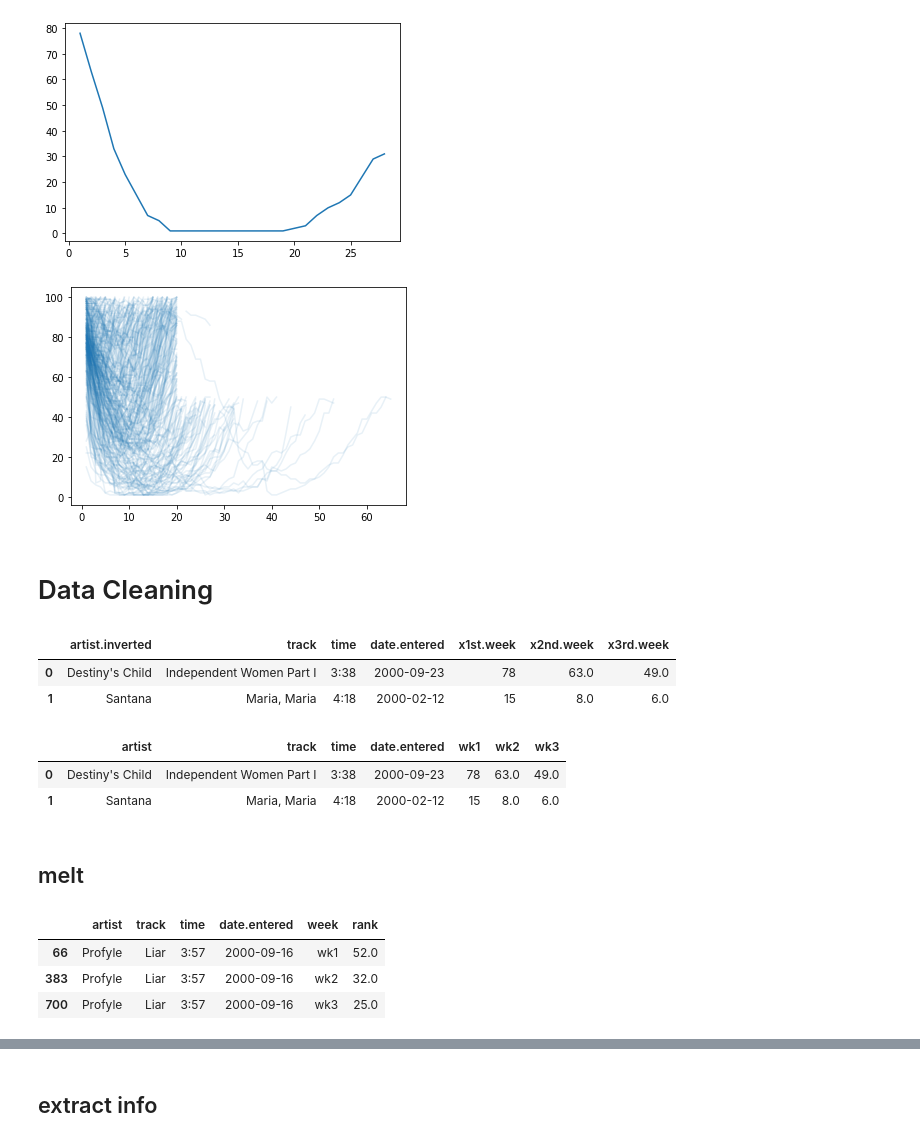
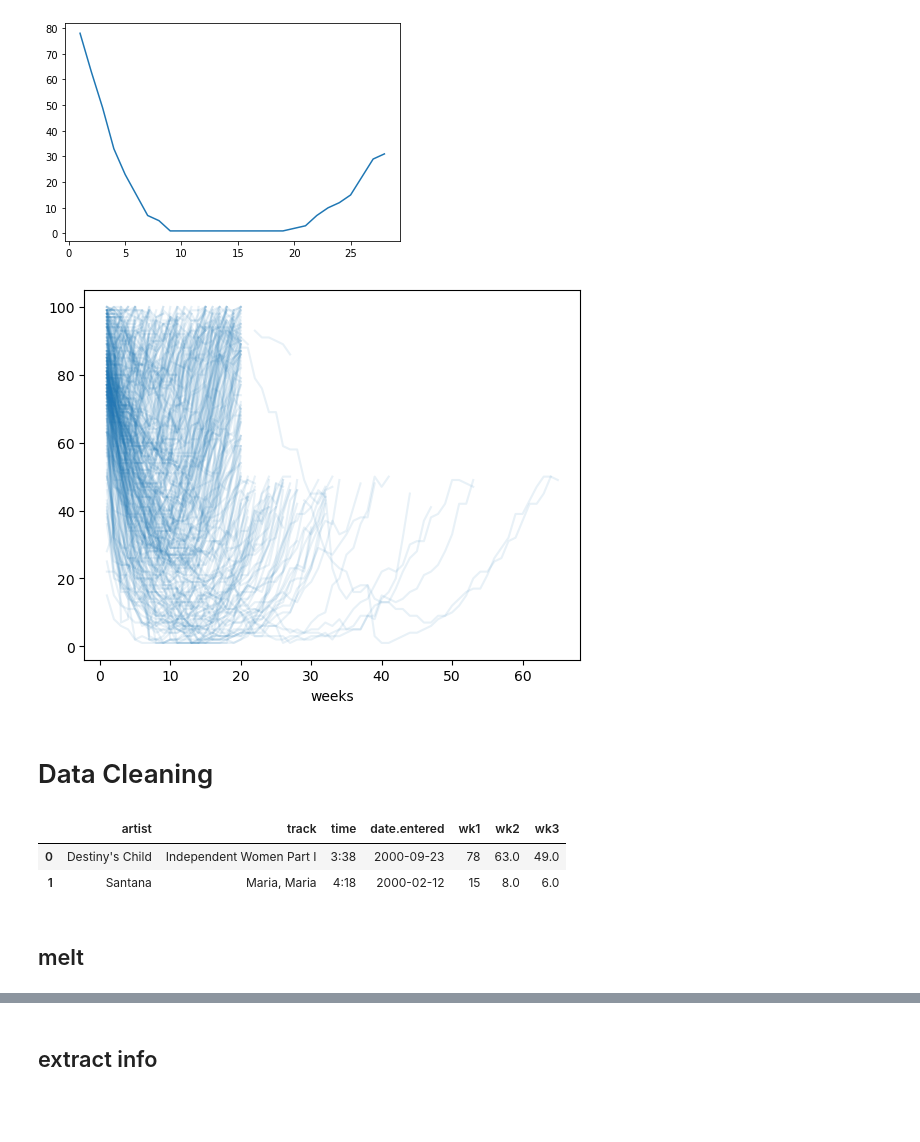
Before and after one commit to MaCoZu/statistics, a Jupyter notebook: essential_01_data_cleaning.ipynb, the cells around one changed output, grey strips where cells are left out. Cells and saved outputs as stored; diff of their text form; code cells hidden in the pictures; blank space fills up the shorter version.

```diff
--- a/essential_01_data_cleaning.ipynb
+++ b/essential_01_data_cleaning.ipynb
@@ -97,37 +108,21 @@ plt.plot(range(1,77),billboard.loc[0, 'x1st.week':'x76th.week']); # uses a range
 # %% [output]
 [figure]
 # %%
-for indes, row in billboard.iterrows(): # iterrrows returns index and whole row as a series (index, row_series)
+for index, row in billboard.iterrows(): # iterrrows returns index and whole row as a series (index, row_series)
     plt.plot(range(1, 77), row['x1st.week':'x76th.week'], color='C0', alpha=0.1)
+    plt.xlabel('weeks')
 # %% [output]
-[figure, old version]
+[figure, new version]
 # %% [markdown]
 # Data Cleaning
 # %%
-bshort = billboard[['artist.inverted', 'track', 'time',  'date.entered','x1st.week', 'x2nd.week', 'x3rd.week']] # select abbriviated info
+# select abbriviated info
+bshort = billboard[['artist.inverted', 'track', 'time',  'date.entered','x1st.week', 'x2nd.week', 'x3rd.week']]
+bshort.columns = ['artist', 'track', 'time',  'date.entered','wk1', 'wk2', 'wk3'] # rename columns
 bshort.head(2)
 # %% [output]
-|  | artist.inverted | track | time | date.entered | x1st.week | x2nd.week | x3rd.week |
+|  | artist | track | time | date.entered | wk1 | wk2 | wk3 |
 | 0 | Destiny's Child | Independent Women Part I | 3:38 | 2000-09-23 | 78 | 63.0 | 49.0 |
 | 1 | Santana | Maria, Maria | 4:18 | 2000-02-12 | 15 | 8.0 | 6.0 |
-# %%
-bshort.columns = ['artist', 'track', 'time',  'date.entered','wk1', 'wk2', 'wk3'] # rename columns
-bshort.head(2)
-# %% [output]
-|  | artist | track | time | date.entered | wk1 | wk2 | wk3 |
-| 0 | Destiny's Child | Independent Women Part I | 3:38 | 2000-09-23 | 78 | 63.0 | 49.0 |
-| 1 | Santana | Maria, Maria | 4:18 | 2000-02-12 | 15 | 8.0 | 6.0 |
 # %% [markdown]
 ## melt
-# %%
-# melting - put columns in rows - every track has now three rows, one for every week and the respective rank as value
-# melt([id_variables], [features that go from column to row], feature_name, value_name)
-bmelt = bshort.melt(['artist', 'track', 'time', 'date.entered'],
-                    ['wk1', 'wk2', 'wk3'], 'week', 'rank')
-
-bmelt.query('track == "Liar"') # query the df with a boolean search
-# %% [output]
-|  | artist | track | time | date.entered | week | rank |
-| 66 | Profyle | Liar | 3:57 | 2000-09-16 | wk1 | 52.0 |
-| 383 | Profyle | Liar | 3:57 | 2000-09-16 | wk2 | 32.0 |
-| 700 | Profyle | Liar | 3:57 | 2000-09-16 | wk3 | 25.0 |
```
Also changed, not shown: parts of 27 cells of this notebook, 11 other files.
